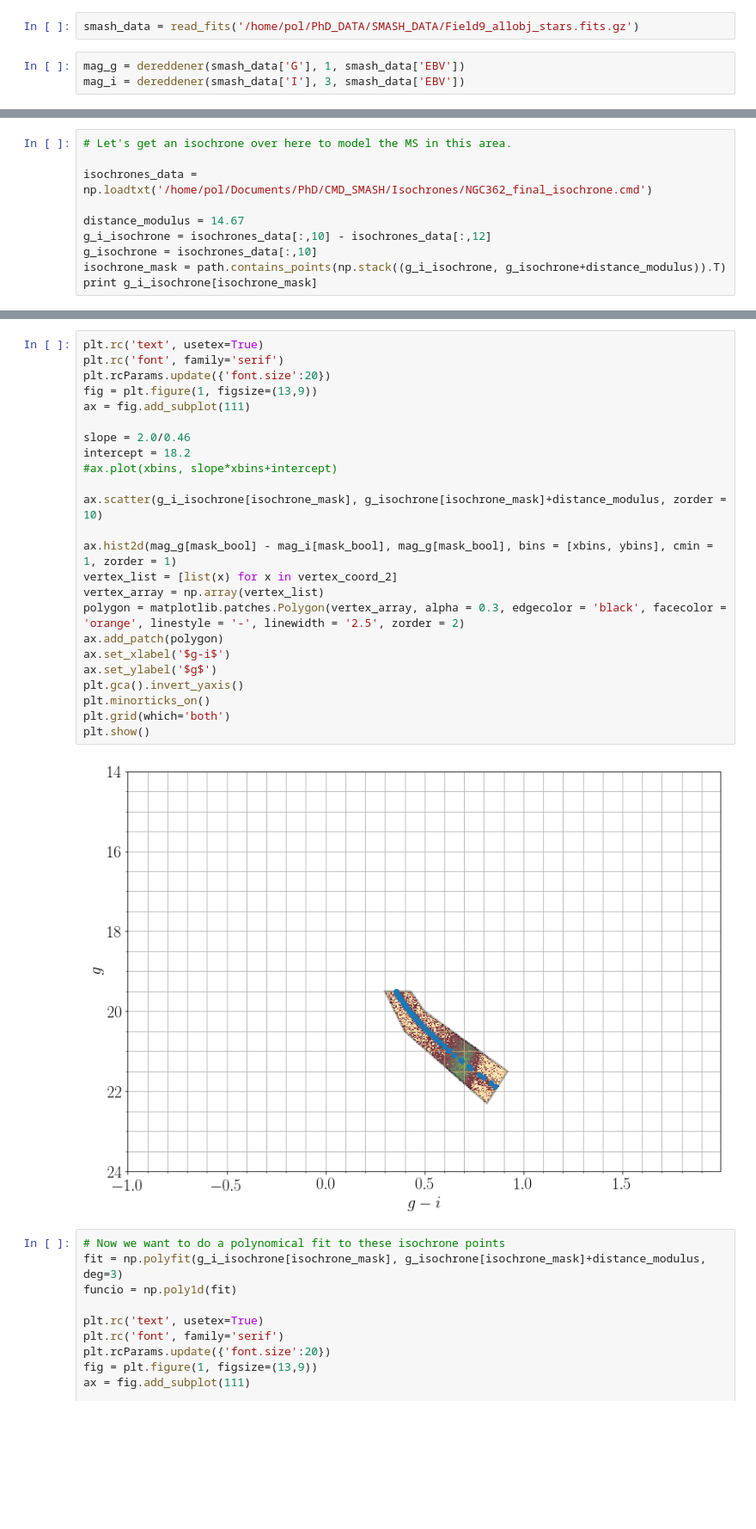
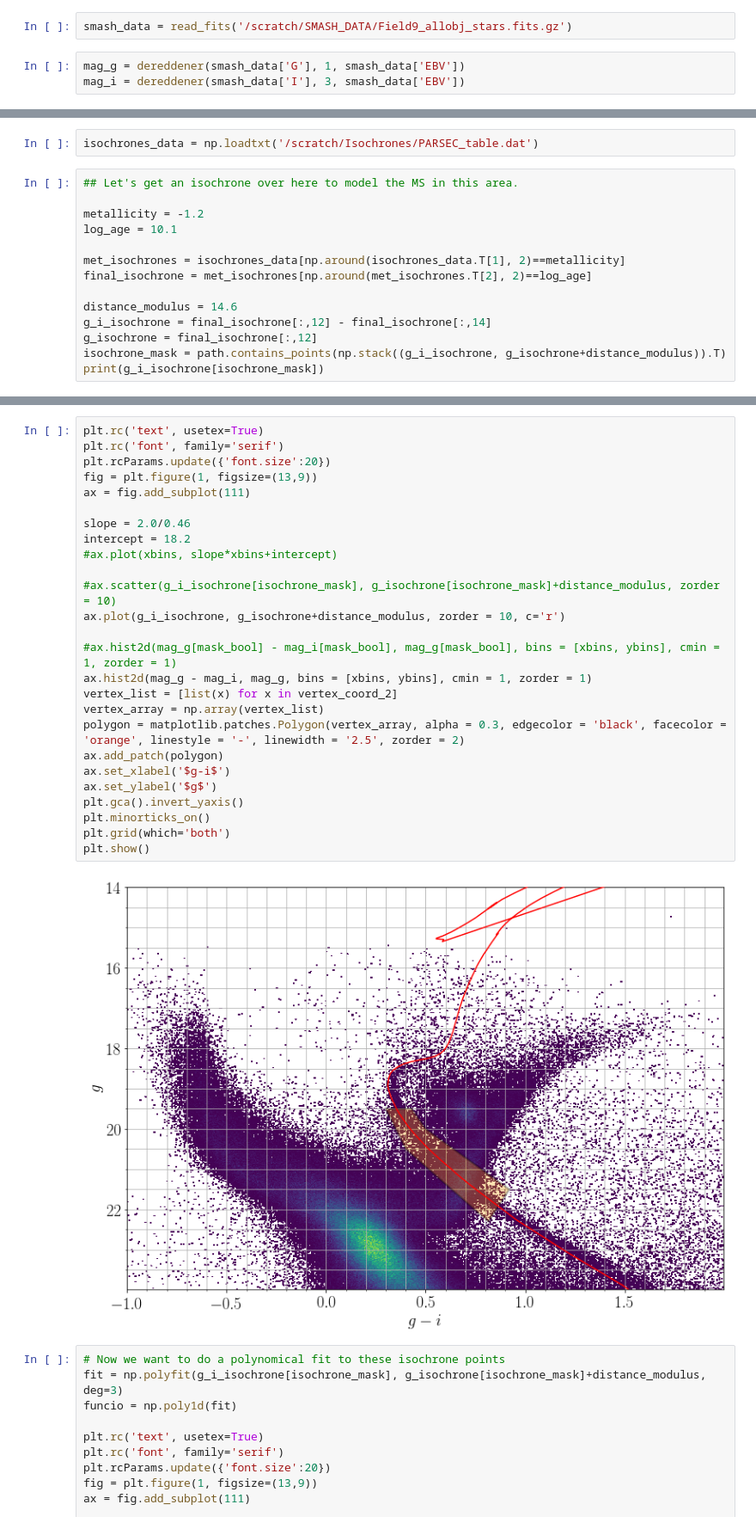
Before and after one commit to pmassana/smc_smash, a Jupyter notebook: NGC362 cleansing.ipynb, the cells around one changed output, grey strips where cells are left out. Shown at 86% size. Drawn from its saved outputs; the diff is of its cells as text; blank space fills up the shorter version.

```diff
--- a/NGC362 cleansing.ipynb
+++ b/NGC362 cleansing.ipynb
@@ -47,7 +47,7 @@ extinction_coeff_decam = np.array([3.9631, 3.1863, 2.1401, 1.5690, 1.1957, 1.047
 vertex_coord = [(0.75,23),(1,20.3),(0.5,20),(0.5,20.5),(0.3,20.5),(0.75,23)]
 vertex_coord_2 = [(0.815,22.3),(0.92,21.5),(0.5,20),(0.43,19.5),(0.3,19.5),(0.4,20.5)]
 # %%
-smash_data = read_fits('/home/pol/PhD_DATA/SMASH_DATA/Field9_allobj_stars.fits.gz')
+smash_data = read_fits('/scratch/SMASH_DATA/Field9_allobj_stars.fits.gz')
 # %%
 mag_g = dereddener(smash_data['G'], 1, smash_data['EBV'])
 mag_i = dereddener(smash_data['I'], 3, smash_data['EBV'])
@@ -85,11 +85,17 @@ print mask_bool.shape, mag_g.shape
+# %%
+isochrones_data = np.loadtxt('/scratch/Isochrones/PARSEC_table.dat')
 # %%
-# Let's get an isochrone over here to model the MS in this area.
+## Let's get an isochrone over here to model the MS in this area.
 
-isochrones_data = np.loadtxt('/home/pol/Documents/PhD/CMD_SMASH/Isochrones/NGC362_final_isochrone.cmd')
+metallicity = -1.2
+log_age = 10.1
 
-distance_modulus = 14.67
-g_i_isochrone = isochrones_data[:,10] - isochrones_data[:,12]
-g_isochrone = isochrones_data[:,10]
+met_isochrones = isochrones_data[np.around(isochrones_data.T[1], 2)==metallicity]
+final_isochrone = met_isochrones[np.around(met_isochrones.T[2], 2)==log_age]
+
+distance_modulus = 14.6
+g_i_isochrone = final_isochrone[:,12] - final_isochrone[:,14]
+g_isochrone = final_isochrone[:,12]
 isochrone_mask = path.contains_points(np.stack((g_i_isochrone, g_isochrone+distance_modulus)).T)
-print g_i_isochrone[isochrone_mask]
+print(g_i_isochrone[isochrone_mask])
 # %% [output]
@@ -105,29 +104,31 @@ print g_i_isochrone[isochrone_mask]
 # %%
 plt.rc('text', usetex=True)
 plt.rc('font', family='serif')
 plt.rcParams.update({'font.size':20})
 fig = plt.figure(1, figsize=(13,9))
 ax = fig.add_subplot(111)
 
 slope = 2.0/0.46
 intercept = 18.2
 #ax.plot(xbins, slope*xbins+intercept)
 
-ax.scatter(g_i_isochrone[isochrone_mask], g_isochrone[isochrone_mask]+distance_modulus, zorder = 10)
+#ax.scatter(g_i_isochrone[isochrone_mask], g_isochrone[isochrone_mask]+distance_modulus, zorder = 10)
+ax.plot(g_i_isochrone, g_isochrone+distance_modulus, zorder = 10, c='r')
 
-ax.hist2d(mag_g[mask_bool] - mag_i[mask_bool], mag_g[mask_bool], bins = [xbins, ybins], cmin = 1, zorder = 1)
+#ax.hist2d(mag_g[mask_bool] - mag_i[mask_bool], mag_g[mask_bool], bins = [xbins, ybins], cmin = 1, zorder = 1)
+ax.hist2d(mag_g - mag_i, mag_g, bins = [xbins, ybins], cmin = 1, zorder = 1)
 vertex_list = [list(x) for x in vertex_coord_2]
 vertex_array = np.array(vertex_list)
 polygon = matplotlib.patches.Polygon(vertex_array, alpha = 0.3, edgecolor = 'black', facecolor = 'orange', linestyle = '-', linewidth = '2.5', zorder = 2)
 ax.add_patch(polygon)
 ax.set_xlabel('$g-i$')
 ax.set_ylabel('$g$')
 plt.gca().invert_yaxis()
 plt.minorticks_on()
 plt.grid(which='both')
 plt.show()
 # %% [output]
-[figure, old version]
+[figure, new version]
 # %%
 # Now we want to do a polynomical fit to these isochrone points
 fit = np.polyfit(g_i_isochrone[isochrone_mask], g_isochrone[isochrone_mask]+distance_modulus, deg=3)
```
Also changed, not shown: parts of 7 cells of this notebook, 5 other files.
